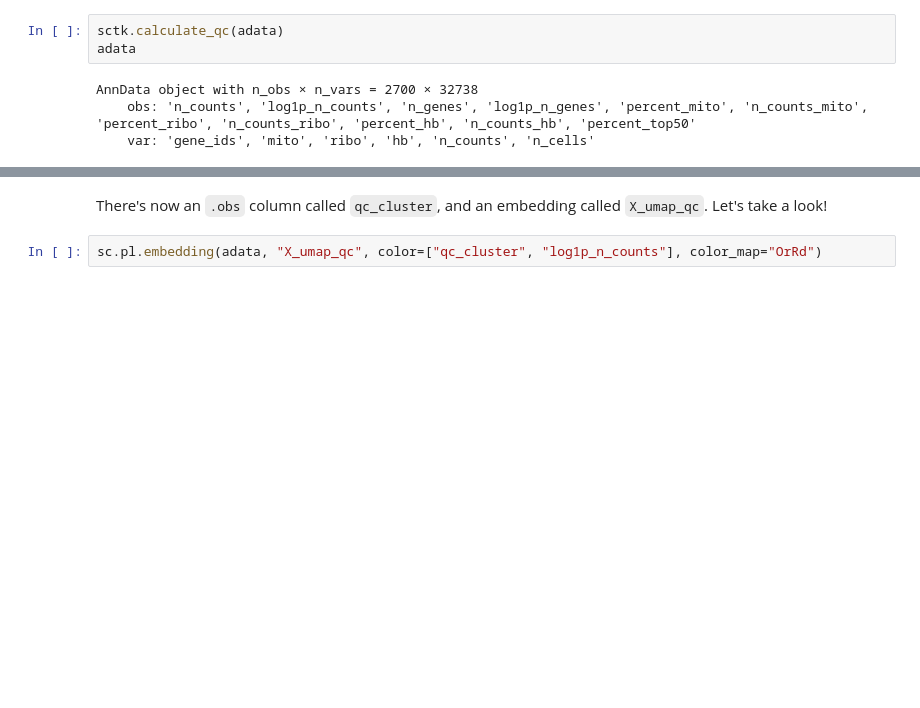
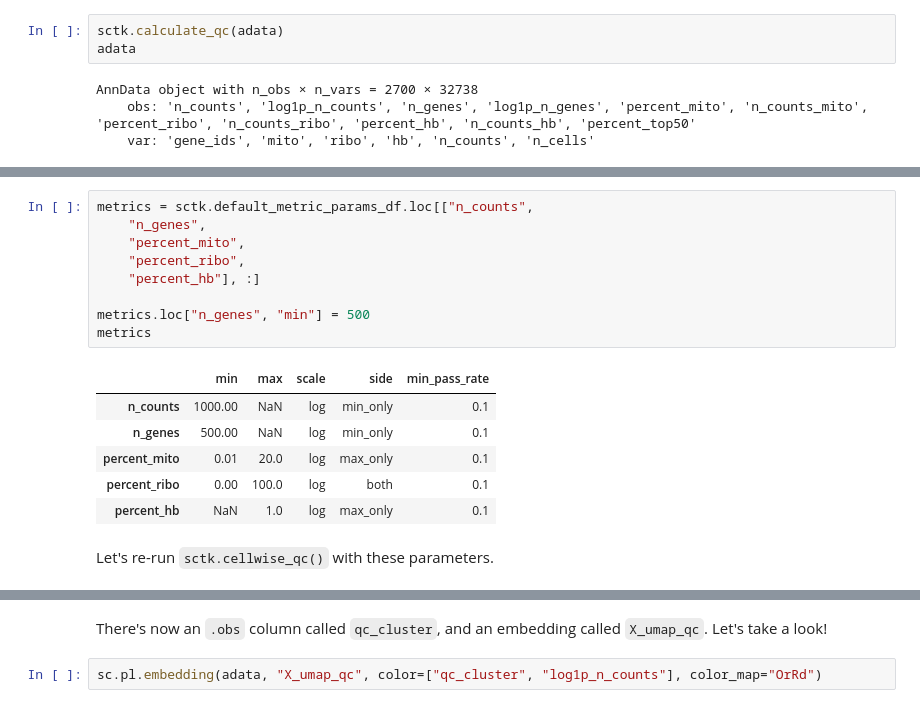
Before and after one commit to Teichlab/sctk, a Jupyter notebook: docs/notebooks/automatic_qc.ipynb, the cells around one changed output, grey strips where cells are left out. Drawn from its saved outputs; the diff is of its cells as text; blank space fills up the shorter version.

```diff
--- a/docs/notebooks/automatic_qc.ipynb
+++ b/docs/notebooks/automatic_qc.ipynb
@@ -33,0 +106,18 @@ AnnData object with n_obs × n_vars = 2700 × 32738
+# %%
+metrics = sctk.default_metric_params_df.loc[["n_counts",
+    "n_genes",
+    "percent_mito",
+    "percent_ribo",
+    "percent_hb"], :]
+
+metrics.loc["n_genes", "min"] = 500
+metrics
+# %% [output]
+|  | min | max | scale | side | min_pass_rate |
+| n_counts | 1000.00 | NaN | log | min_only | 0.1 |
+| n_genes | 500.00 | NaN | log | min_only | 0.1 |
+| percent_mito | 0.01 | 20.0 | log | max_only | 0.1 |
+| percent_ribo | 0.00 | 100.0 | log | both | 0.1 |
+| percent_hb | NaN | 1.0 | log | max_only | 0.1 |
+# %% [markdown]
+Let's re-run `sctk.cellwise_qc()` with these parameters.
```
Also changed, not shown: parts of 25 cells of this notebook, 2 other files.
